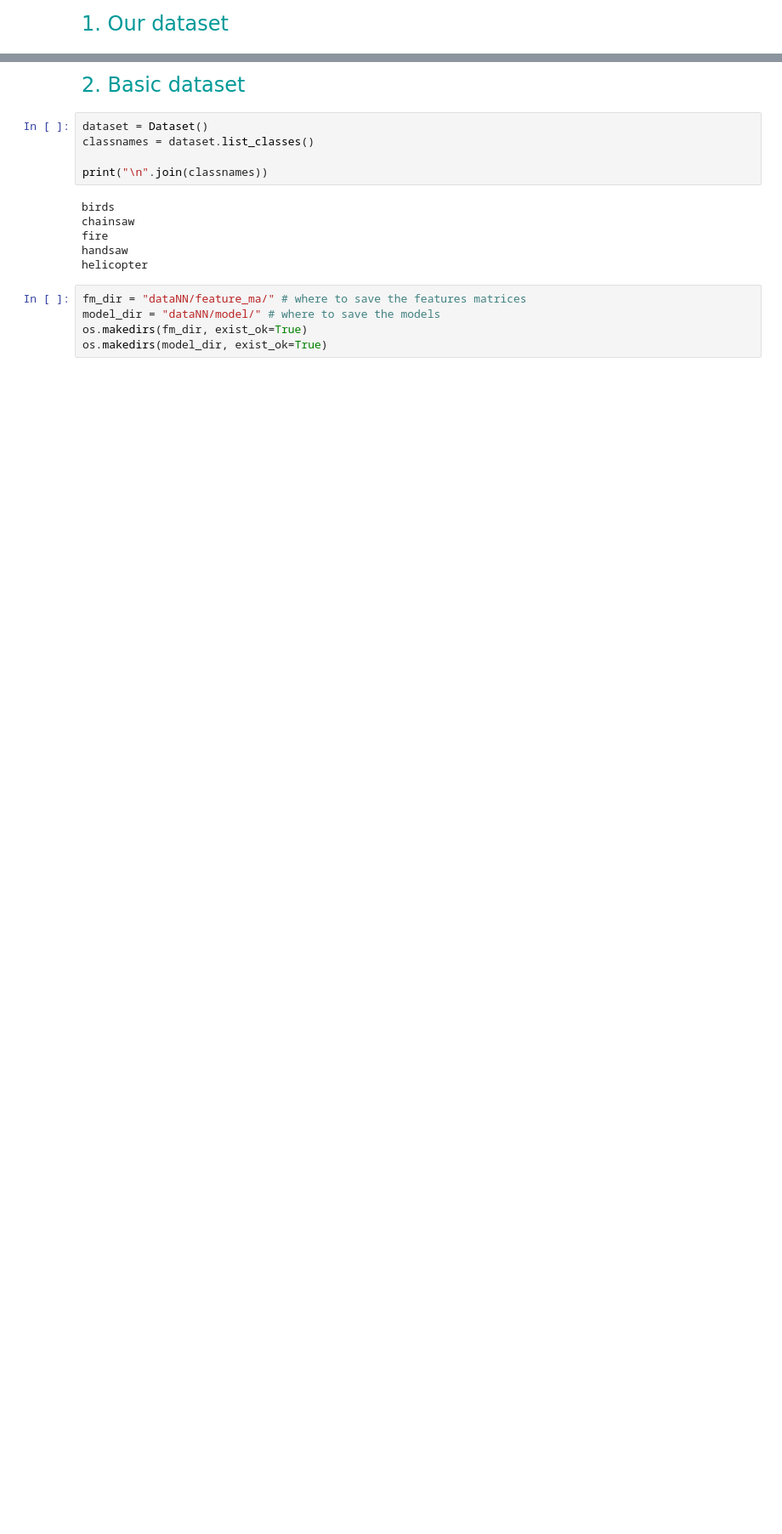
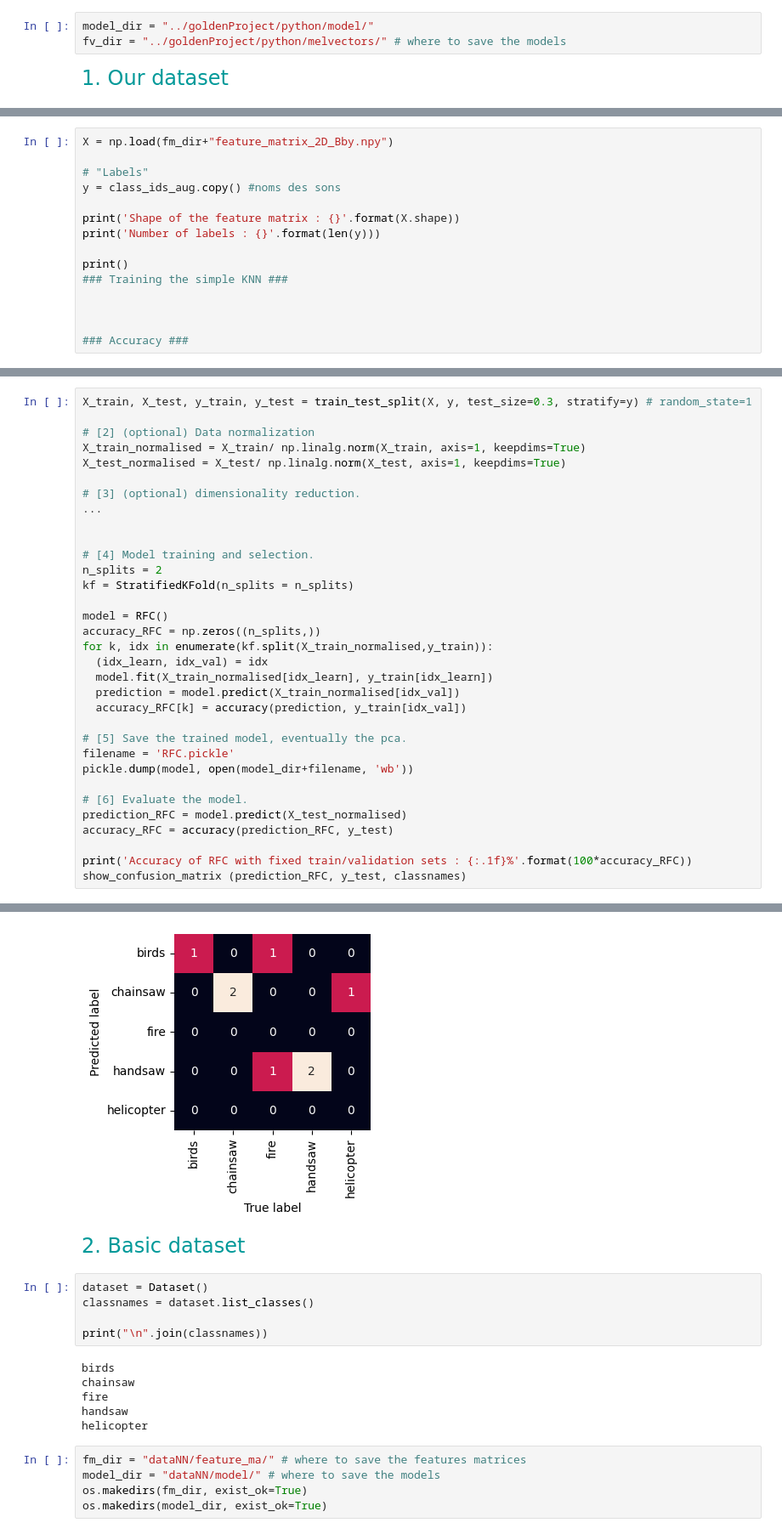
Before and after one commit to CamilleCl/lelec210X_GroupeF, a Jupyter notebook: classification/neuralNetwork.ipynb, the cells around one changed output, grey strips where cells are left out. Shown: that part at 85% size. Cells and saved outputs as stored; diff of their text form; blank space fills up the shorter version.

```diff
--- a/classification/neuralNetwork.ipynb
+++ b/classification/neuralNetwork.ipynb
@@ -17,5 +18,8 @@ from classification.datasets import Dataset
 from classification.utils.plots import plot_specgram, show_confusion_matrix, plot_decision_boundaries
 from classification.utils.utils import accuracy
 from classification.utils.audio_student import AudioUtil, Feature_vector_DS
+# %%
+model_dir = "../goldenProject/python/model/"
+fv_dir = "../goldenProject/python/melvectors/" # where to save the models
 # %% [markdown]
 <font size=5 color=#009999> 1. Our dataset </font> <br>
@@ -21,0 +101,15 @@ from classification.utils.audio_student import AudioUtil, Feature_vector_DS
+# %%
+X = np.load(fm_dir+"feature_matrix_2D_Bby.npy")
+
+# "Labels"
+y = class_ids_aug.copy() #noms des sons
+
+print('Shape of the feature matrix : {}'.format(X.shape))
+print('Number of labels : {}'.format(len(y)))
+
+print()
+### Training the simple KNN ###
+
+
+
+### Accuracy ###
@@ -109,0 +145,34 @@ np.save(fm_dir+"feature_matrix_2D.npy", X)
+# %%
+X_train, X_test, y_train, y_test = train_test_split(X, y, test_size=0.3, stratify=y) # random_state=1
+
+# [2] (optional) Data normalization
+X_train_normalised = X_train/ np.linalg.norm(X_train, axis=1, keepdims=True)
+X_test_normalised = X_test/ np.linalg.norm(X_test, axis=1, keepdims=True)
+
+# [3] (optional) dimensionality reduction.
+...
+
+
+# [4] Model training and selection.
+n_splits = 2
+kf = StratifiedKFold(n_splits = n_splits)
+
+model = RFC()
+accuracy_RFC = np.zeros((n_splits,))
+for k, idx in enumerate(kf.split(X_train_normalised,y_train)):
+  (idx_learn, idx_val) = idx
+  model.fit(X_train_normalised[idx_learn], y_train[idx_learn])
+  prediction = model.predict(X_train_normalised[idx_val])
+  accuracy_RFC[k] = accuracy(prediction, y_train[idx_val])
+
+# [5] Save the trained model, eventually the pca.
+filename = 'RFC.pickle'
+pickle.dump(model, open(model_dir+filename, 'wb'))
+
+# [6] Evaluate the model.
+prediction_RFC = model.predict(X_test_normalised)
+accuracy_RFC = accuracy(prediction_RFC, y_test)
+
+print('Accuracy of RFC with fixed train/validation sets : {:.1f}%'.format(100*accuracy_RFC))
+show_confusion_matrix (prediction_RFC, y_test, classnames)
+# %% [output]
@@ -110,3 +180,4 @@ np.save(fm_dir+"feature_matrix_2D.npy", X)
+[figure, added]
 # %% [markdown]
 <font size=5 color=#009999> 2. Basic dataset </font> <br>
 # %%
```
Also changed, not shown: parts of 11 cells of this notebook, 3 other files.
